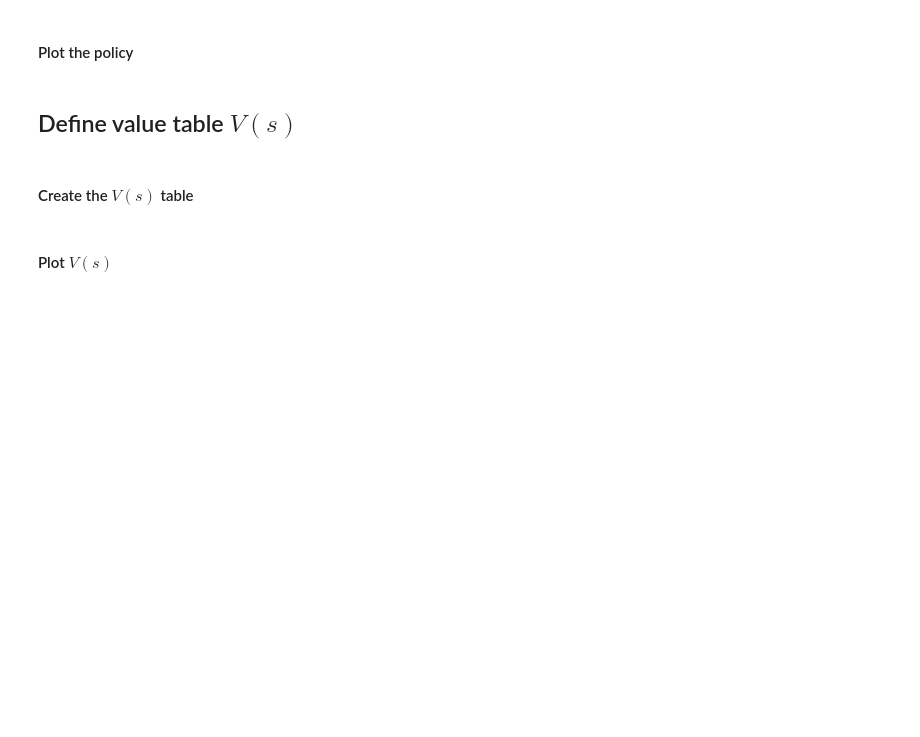
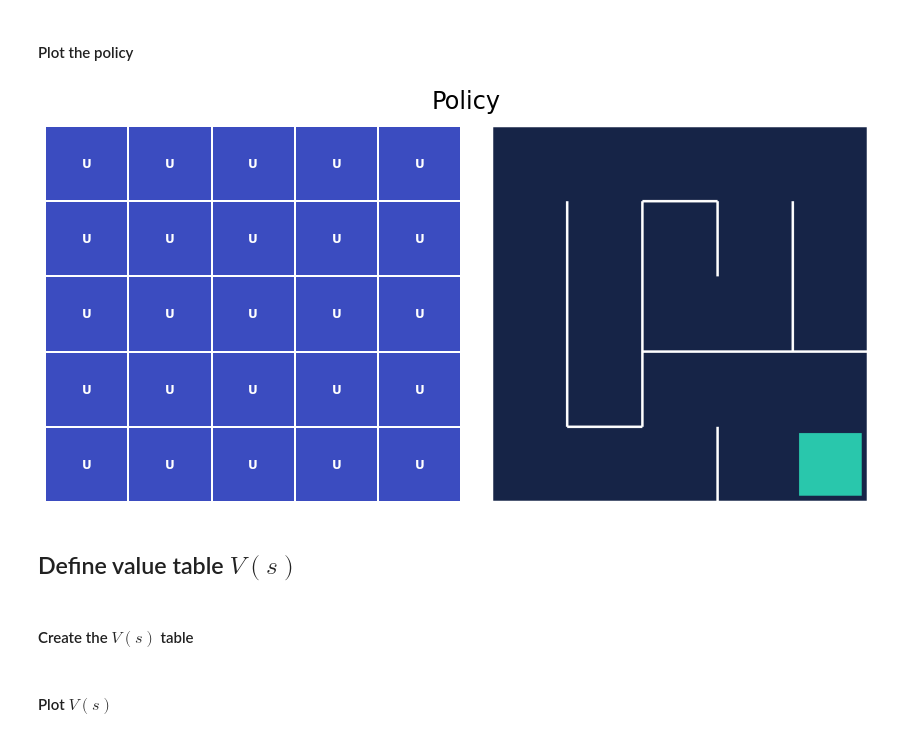
Before and after one commit to ncostamagna/Artificial-Intelligence, a Jupyter notebook: 2022-03-Reinforcement-learning/beginner_master_rl/Section_3_value_iteration.ipynb, the cells around one changed output. Drawn from its saved outputs; the diff is of its cells as text; code cells hidden in the pictures; blank space fills up the shorter version.

```diff
--- a/2022-03-Reinforcement-learning/beginner_master_rl/Section_3_value_iteration.ipynb
+++ b/2022-03-Reinforcement-learning/beginner_master_rl/Section_3_value_iteration.ipynb
@@ -74,5 +121,9 @@
 # %% [markdown]
 #### Plot the policy
+# %%
+plot_policy(policy_probs, frame)
+# %% [output]
+[figure, added]
 # %% [markdown]
 ## Define value table $V(s)$
 # %% [markdown]
```
Also changed, not shown: parts of 17 cells of this notebook, 4 other files.
